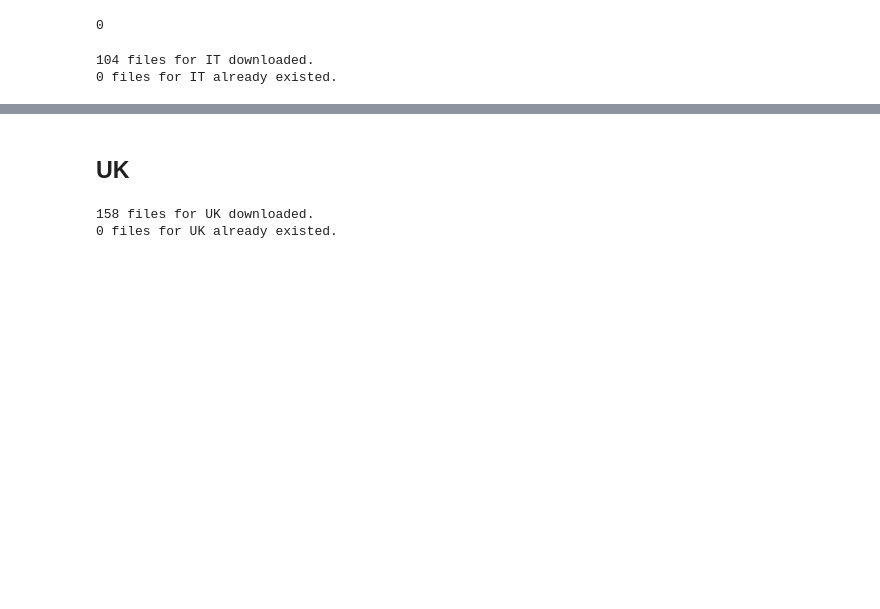
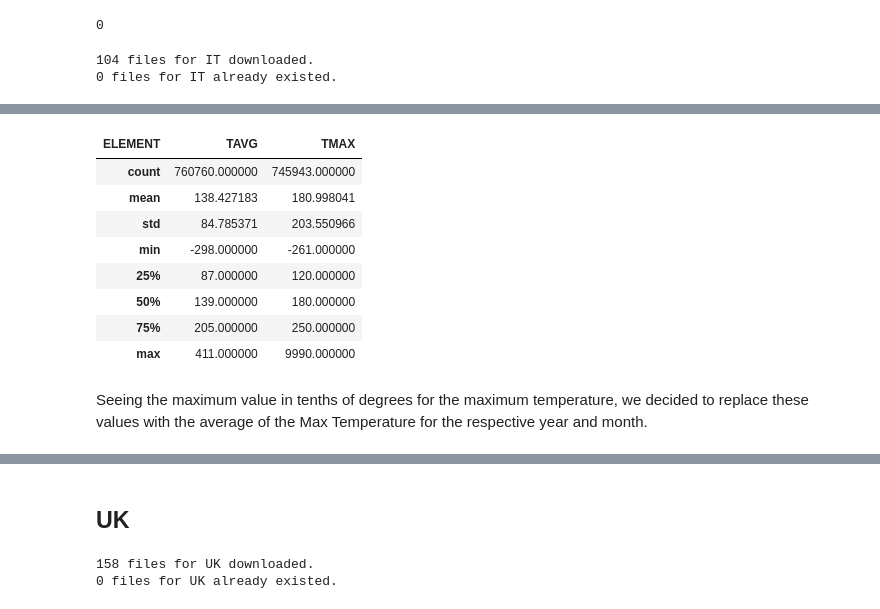
Before and after one commit to LeliaE/climateScience, a Jupyter notebook: Weather_Report.ipynb, the cells around one changed output, grey strips where cells are left out. Drawn from its saved outputs; the diff is of its cells as text; code cells hidden in the pictures; blank space fills up the shorter version.

```diff
--- a/Weather_Report.ipynb
+++ b/Weather_Report.ipynb
@@ -400,3 +420,8 @@ def load_country(country_code):
+# %%
+def summary_country(df_test):
+    pivot_df = df_test.pivot_table(index=['ID', 'DATE'], columns='ELEMENT', values='DATA VALUE').reset_index()
+    summary_country = pivot_df[['TAVG', 'TMAX']].describe()
+    return summary_country
 # %% [markdown]
 ## Weather Analysis
 # %% [markdown]
@@ -634,3 +653,18 @@ AttributeError: 'list' object has no attribute 'set_title'
+# %%
+italy_summary = summary_country(italy_df)
+italy_summary
+# %% [output]
+| ELEMENT | TAVG | TMAX |
+| count | 760760.000000 | 745943.000000 |
+| mean | 138.427183 | 180.998041 |
+| std | 84.785371 | 203.550966 |
+| min | -298.000000 | -261.000000 |
+| 25% | 87.000000 | 120.000000 |
+| 50% | 139.000000 | 180.000000 |
+| 75% | 205.000000 | 250.000000 |
+| max | 411.000000 | 9990.000000 |
+# %% [markdown]
+Seeing the maximum value in tenths of degrees for the maximum temperature, we decided to replace these values with the average of the Max Temperature for the respective year and month.
 # %%
 plot_weather(italy_df)
 # %% [output]
```
Also changed, not shown: parts of 12 cells of this notebook.
